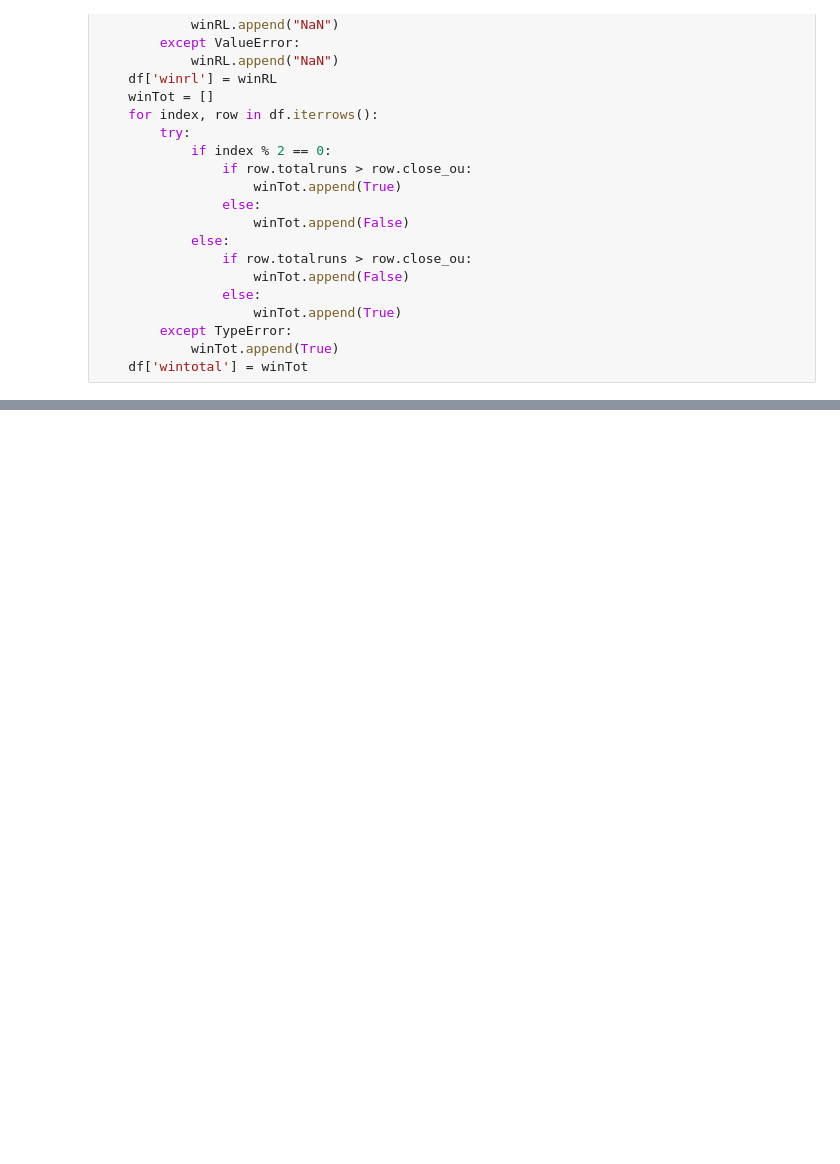
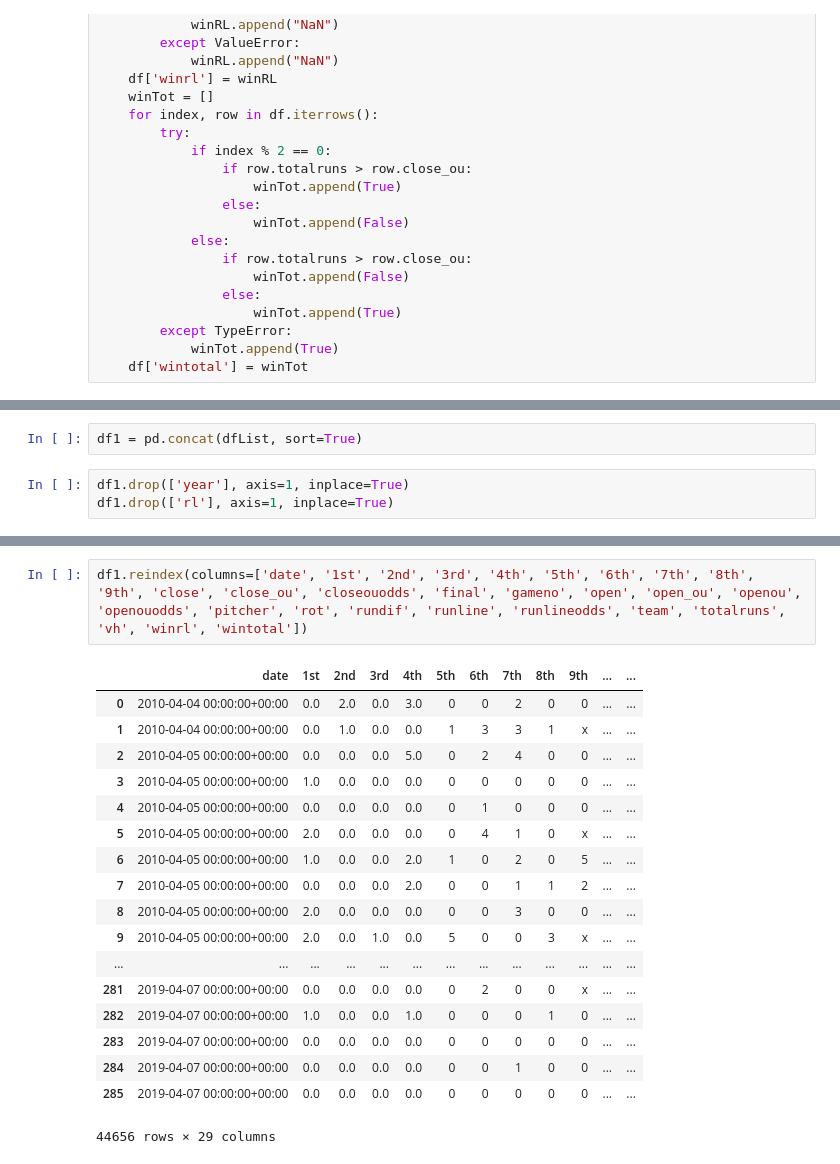
Before and after one commit to jacoblucas95/MLB-Betting-Strategies, a Jupyter notebook: setup/data/baseball_data_input.ipynb, the cells around one changed output, grey strips where cells are left out. Saved outputs shown, nothing was run; the diff lists cells and outputs as text; blank space fills up the shorter version.

```diff
--- a/setup/data/baseball_data_input.ipynb
+++ b/setup/data/baseball_data_input.ipynb
@@ -155,0 +142,5 @@ Start linear regression model
+# %%
+df1 = pd.concat(dfList, sort=True)
+# %%
+df1.drop(['year'], axis=1, inplace=True)
+df1.drop(['rl'], axis=1, inplace=True)
@@ -155,0 +167,21 @@ Start linear regression model
+# %%
+df1.reindex(columns=['date', '1st', '2nd', '3rd', '4th', '5th', '6th', '7th', '8th', '9th', 'close', 'close_ou', 'closeouodds', 'final', 'gameno', 'open', 'open_ou', 'openou', 'openouodds', 'pitcher', 'rot', 'rundif', 'runline', 'runlineodds', 'team', 'totalruns', 'vh', 'winrl', 'wintotal'])
+# %% [output]
+|  | date | 1st | 2nd | 3rd | 4th | 5th | 6th | 7th | 8th | 9th | ... | ... |
+| 0 | 2010-04-04 00:00:00+00:00 | 0.0 | 2.0 | 0.0 | 3.0 | 0 | 0 | 2 | 0 | 0 | ... | ... |
+| 1 | 2010-04-04 00:00:00+00:00 | 0.0 | 1.0 | 0.0 | 0.0 | 1 | 3 | 3 | 1 | x | ... | ... |
+| 2 | 2010-04-05 00:00:00+00:00 | 0.0 | 0.0 | 0.0 | 5.0 | 0 | 2 | 4 | 0 | 0 | ... | ... |
+| 3 | 2010-04-05 00:00:00+00:00 | 1.0 | 0.0 | 0.0 | 0.0 | 0 | 0 | 0 | 0 | 0 | ... | ... |
+| 4 | 2010-04-05 00:00:00+00:00 | 0.0 | 0.0 | 0.0 | 0.0 | 0 | 1 | 0 | 0 | 0 | ... | ... |
+| 5 | 2010-04-05 00:00:00+00:00 | 2.0 | 0.0 | 0.0 | 0.0 | 0 | 4 | 1 | 0 | x | ... | ... |
+| 6 | 2010-04-05 00:00:00+00:00 | 1.0 | 0.0 | 0.0 | 2.0 | 1 | 0 | 2 | 0 | 5 | ... | ... |
+| 7 | 2010-04-05 00:00:00+00:00 | 0.0 | 0.0 | 0.0 | 2.0 | 0 | 0 | 1 | 1 | 2 | ... | ... |
+| 8 | 2010-04-05 00:00:00+00:00 | 2.0 | 0.0 | 0.0 | 0.0 | 0 | 0 | 3 | 0 | 0 | ... | ... |
+| 9 | 2010-04-05 00:00:00+00:00 | 2.0 | 0.0 | 1.0 | 0.0 | 5 | 0 | 0 | 3 | x | ... | ... |
+| ... | ... | ... | ... | ... | ... | ... | ... | ... | ... | ... | ... | ... |
+| 281 | 2019-04-07 00:00:00+00:00 | 0.0 | 0.0 | 0.0 | 0.0 | 0 | 2 | 0 | 0 | x | ... | ... |
+| 282 | 2019-04-07 00:00:00+00:00 | 1.0 | 0.0 | 0.0 | 1.0 | 0 | 0 | 0 | 1 | 0 | ... | ... |
+| 283 | 2019-04-07 00:00:00+00:00 | 0.0 | 0.0 | 0.0 | 0.0 | 0 | 0 | 0 | 0 | 0 | ... | ... |
+| 284 | 2019-04-07 00:00:00+00:00 | 0.0 | 0.0 | 0.0 | 0.0 | 0 | 0 | 1 | 0 | 0 | ... | ... |
+| 285 | 2019-04-07 00:00:00+00:00 | 0.0 | 0.0 | 0.0 | 0.0 | 0 | 0 | 0 | 0 | 0 | ... | ... |
+44656 rows × 29 columns
```
Also changed, not shown: parts of 7 cells of this notebook, 4 other files.
